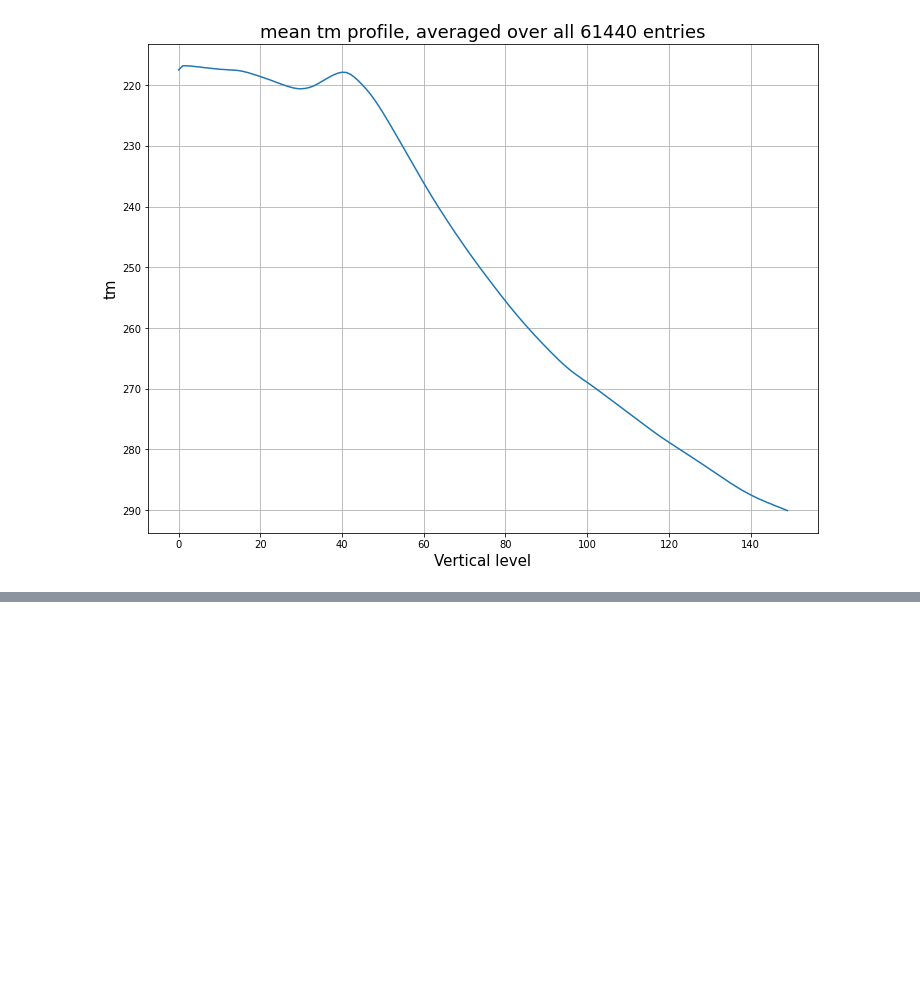
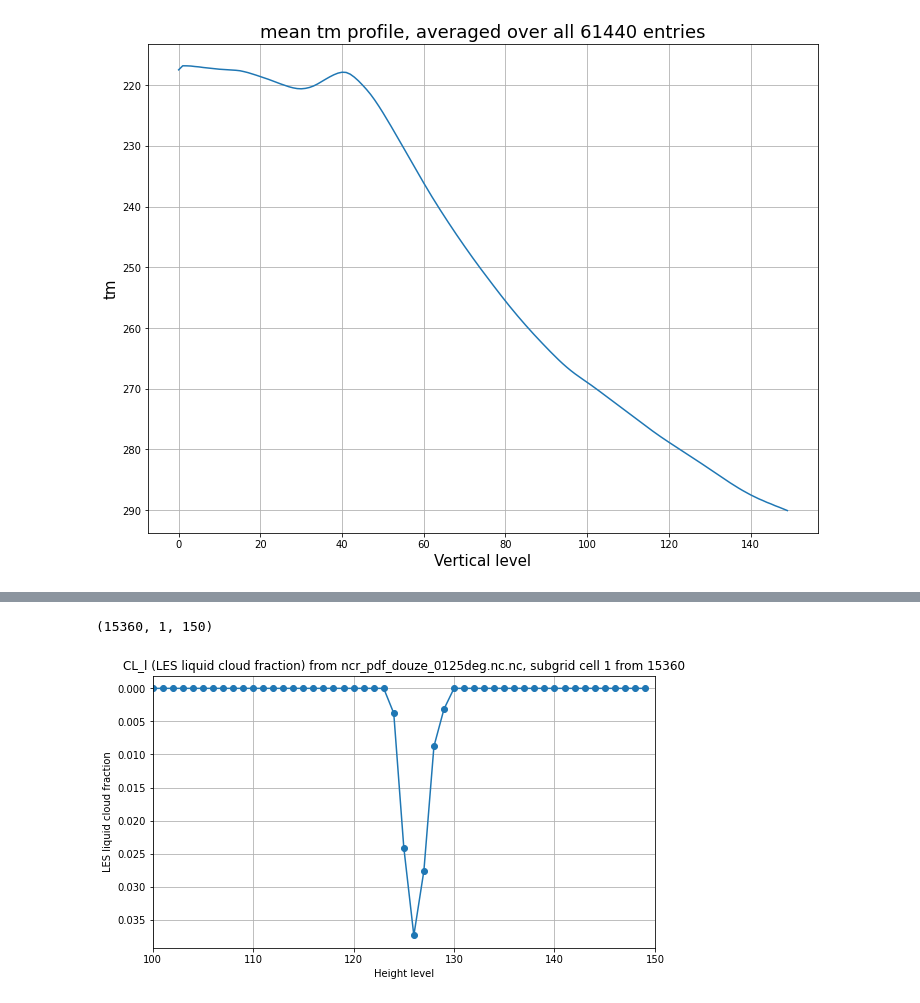
Before and after one commit to Egor93/MSC_repo, a Jupyter notebook: NetCDF_viewer.ipynb, the cells around one changed output, grey strips where cells are left out. Cells and saved outputs as stored; diff of their text form; code cells hidden in the pictures; blank space fills up the shorter version.

```diff
--- a/NetCDF_viewer.ipynb
+++ b/NetCDF_viewer.ipynb
@@ -11,7 +11,7 @@ sys.prefix
 '/home/igor/anaconda3/envs/MSC_env'
 # %%
 # setup input variables
-data_folder='/home/igor/UNI/Master Project/Data/'
+data_folder='/home/igor/UNI/Master Project/Script/Data/'
 # %%
 os.listdir(data_folder)
 # %% [output]
@@ -98,0 +99,7 @@ plot_mean_profile('tm')
+# %%
+# lets look inside NetCDF input file
+fname='ncr_pdf_douze_0125deg.nc'
+filepath=data_folder+fname
+# ds contains 63 fields
+ds = xr.open_dataset(filepath)
+ds
@@ -98,0 +144,18 @@ plot_mean_profile('tm')
+# %%
+# lets select pm field - mean pressure
+pmvals=ds.cl_l.values
+pmvals.shape
+# %% [output]
+(15360, 1, 150)
+# %%
+fig=plt.figure(figsize=(9,5))
+plt.grid()
+plt.plot(pmvals[2][0],'-o')
+plt.xlim(100,150)
+# plt.ylim(0,50000)
+plt.ylabel('LES liquid cloud fraction')
+plt.xlabel('Height level')
+plt.title('CL_l (LES liquid cloud fraction) from ncr_pdf_douze_0125deg.nc.nc, subgrid cell 1 from 15360')
+plt.gca().invert_yaxis()
+# %% [output]
+[figure, added]
```
Also changed, not shown: parts of 9 cells of this notebook, 3 other files.
